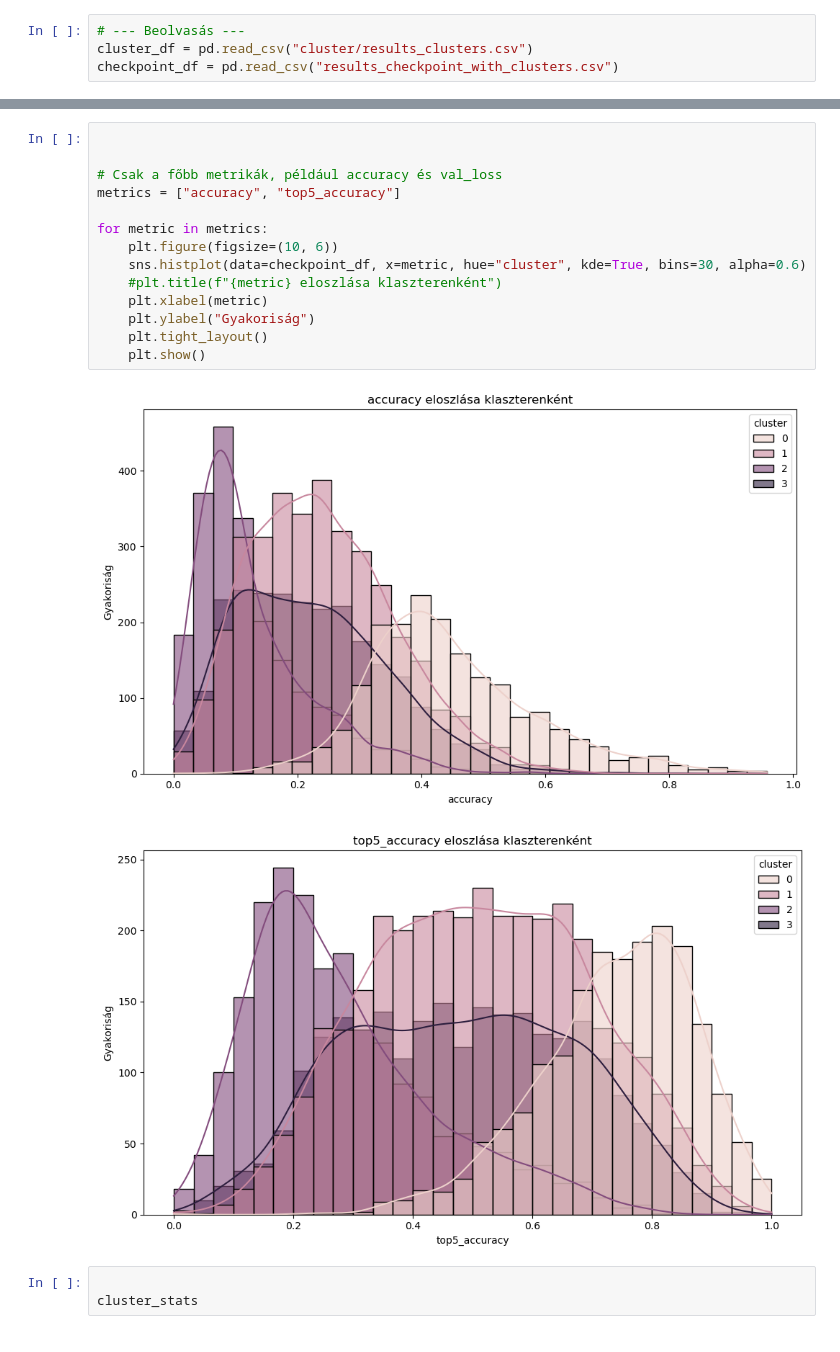
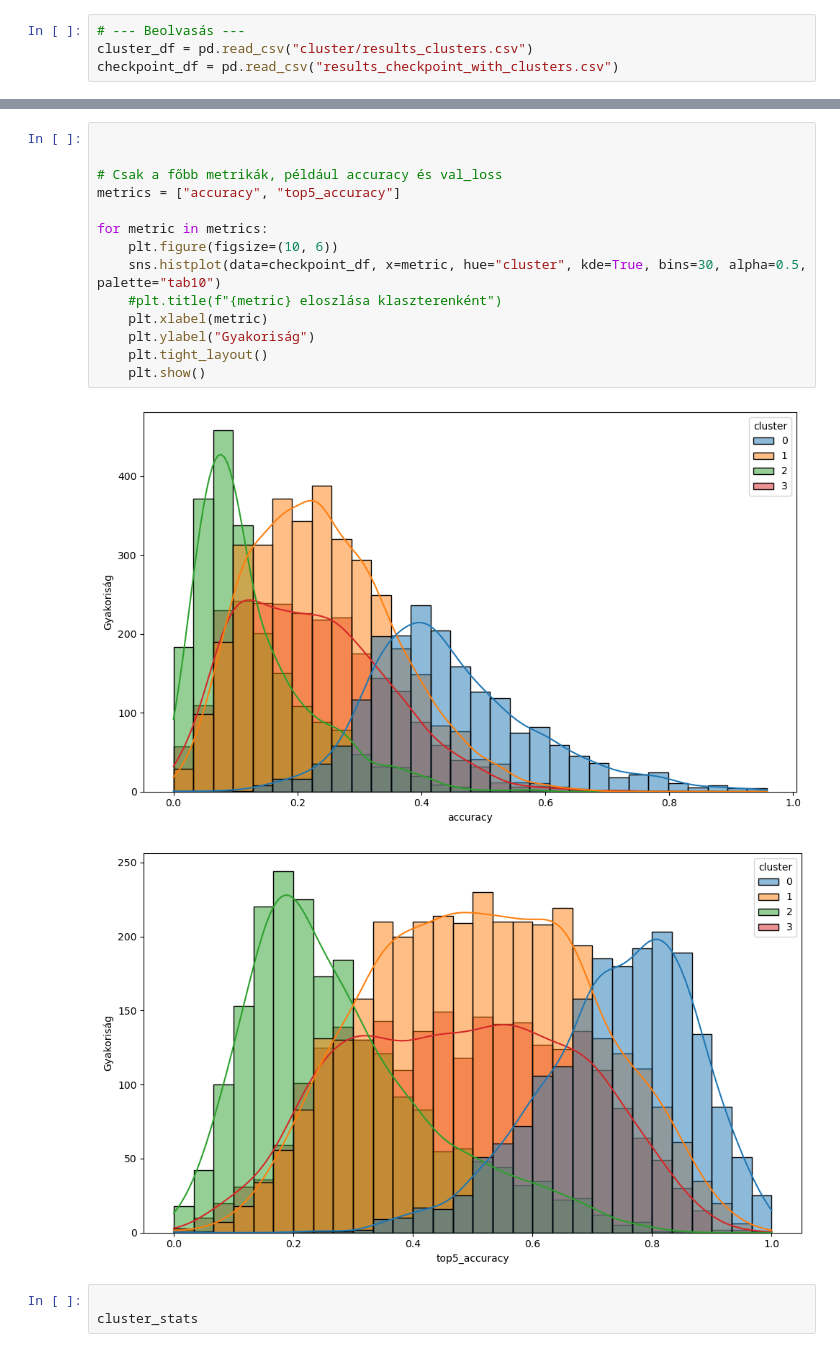
Before and after one commit to BJanka2000/Szakdolgozat-2025, a Jupyter notebook: visualisations.ipynb, the cells around one changed output, grey strips where cells are left out. Saved outputs shown, nothing was run; the diff lists cells and outputs as text.

```diff
--- a/visualisations.ipynb
+++ b/visualisations.ipynb
@@ -215,20 +245,20 @@ plt.show()
 # %%
 
 
 # Csak a főbb metrikák, például accuracy és val_loss
 metrics = ["accuracy", "top5_accuracy"]
 
 for metric in metrics:
     plt.figure(figsize=(10, 6))
-    sns.histplot(data=checkpoint_df, x=metric, hue="cluster", kde=True, bins=30, alpha=0.6)
+    sns.histplot(data=checkpoint_df, x=metric, hue="cluster", kde=True, bins=30, alpha=0.5, palette="tab10")
     #plt.title(f"{metric} eloszlása klaszterenként")
     plt.xlabel(metric)
     plt.ylabel("Gyakoriság")
     plt.tight_layout()
     plt.show()
 # %% [output]
-[figure, old version]
+[figure, new version]
-[figure, old version]
+[figure, new version]
 # %%
 
 cluster_stats
```
Also changed, not shown: parts of 6 cells of this notebook, 1 other file.
